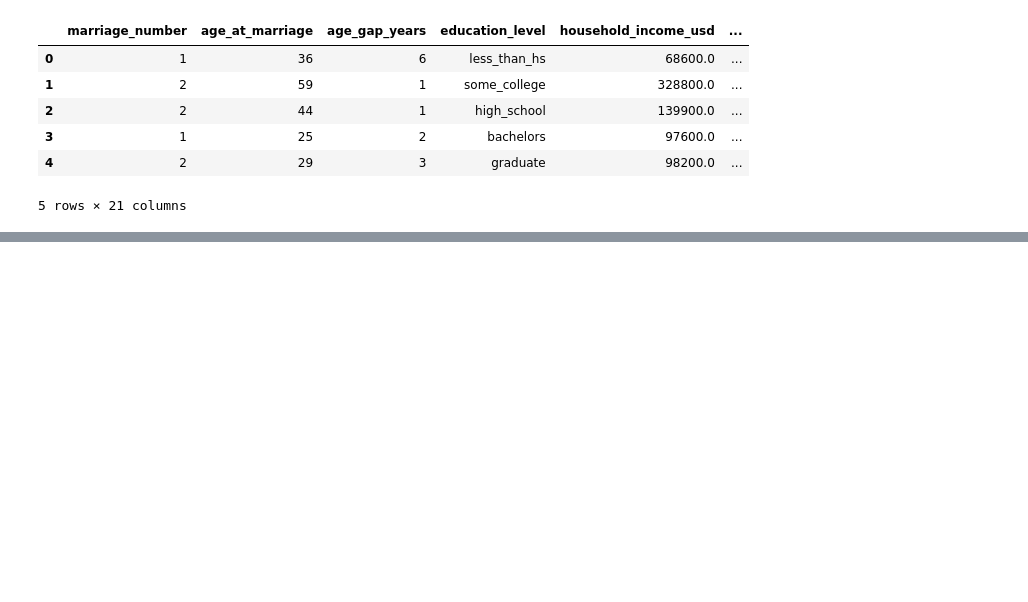
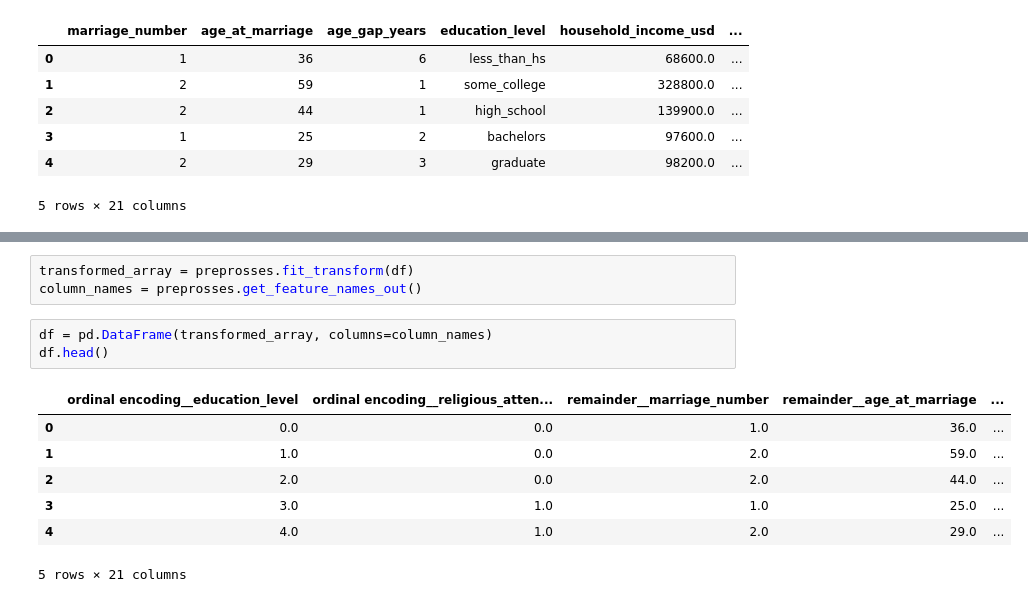
Before and after one commit to satyam2006-cmd/DataForge, a Jupyter notebook: Journey_milestones_and_mini_projects/Marriage or Relationship Longevity.ipynb, the cells around one changed output, grey strips where cells are left out. Cells and saved outputs as stored; diff of their text form; blank space fills up the shorter version.

```diff
--- a/Journey_milestones_and_mini_projects/Marriage or Relationship Longevity.ipynb
+++ b/Journey_milestones_and_mini_projects/Marriage or Relationship Longevity.ipynb
@@ -155,0 +182,14 @@ df.head()
+# %%
+transformed_array = preprosses.fit_transform(df)
+column_names = preprosses.get_feature_names_out()
+# %%
+df = pd.DataFrame(transformed_array, columns=column_names)
+df.head()
+# %% [output]
+|  | ordinal encoding__education_level | ordinal encoding__religious_atten... | remainder__marriage_number | remainder__age_at_marriage | ... |
+| 0 | 0.0 | 0.0 | 1.0 | 36.0 | ... |
+| 1 | 1.0 | 0.0 | 2.0 | 59.0 | ... |
+| 2 | 2.0 | 0.0 | 2.0 | 44.0 | ... |
+| 3 | 3.0 | 1.0 | 1.0 | 25.0 | ... |
+| 4 | 4.0 | 1.0 | 2.0 | 29.0 | ... |
+5 rows × 21 columns
```
Also changed, not shown: parts of 6 cells of this notebook.
